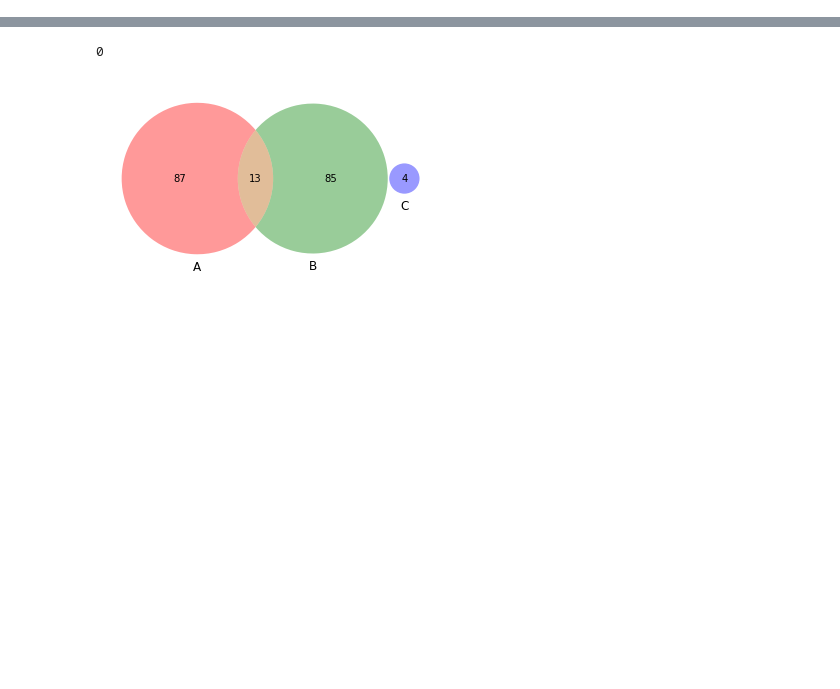
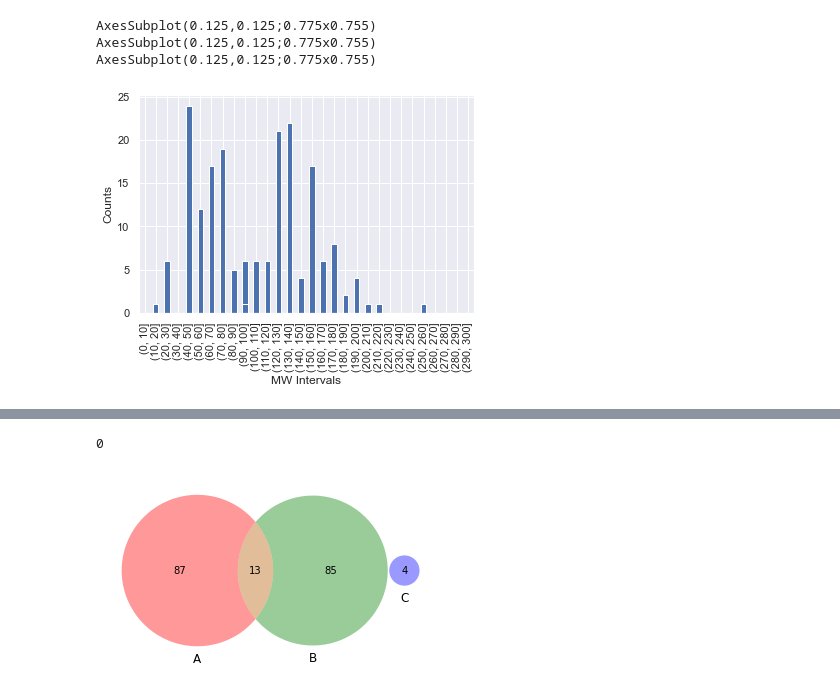
Before and after one commit to Steinbeck-Lab/ChemIcal-DatasEt-comparatoR, a Jupyter notebook: Praktikum.ipynb, the cells around one changed output, grey strips where cells are left out. Cells and saved outputs as stored; diff of their text form; code cells hidden in the pictures; blank space fills up the shorter version.

```diff
--- a/Praktikum.ipynb
+++ b/Praktikum.ipynb
@@ -28,0 +439,10 @@ set4 = Chem.SDMolSupplier('data/4xmol.sdf')
+# %%
+for bin_list in bin_lists2:
+    p = bin_list.plot(kind='bar')
+    p.set(xlabel = "MW Intervals", ylabel = "Counts")
+    print(p)
+# %% [output]
+AxesSubplot(0.125,0.125;0.775x0.755)
+AxesSubplot(0.125,0.125;0.775x0.755)
+AxesSubplot(0.125,0.125;0.775x0.755)
+[figure, added]
```
Also changed, not shown: parts of 37 cells of this notebook.
